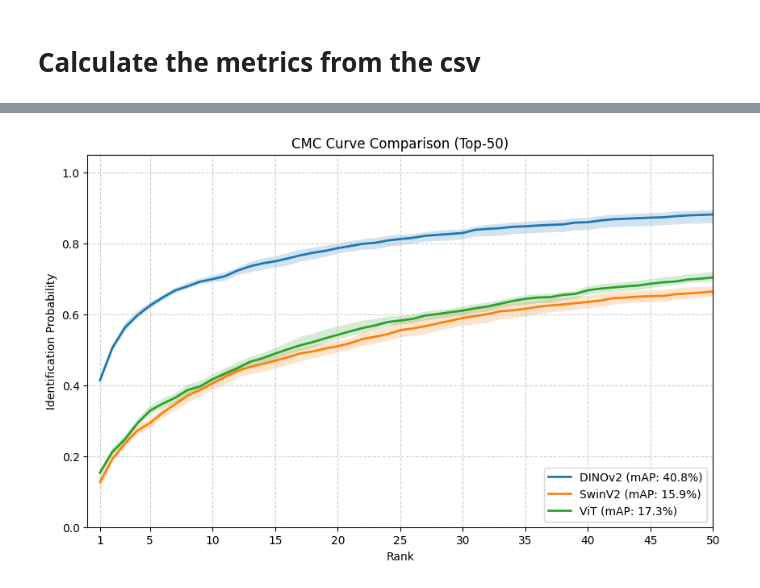
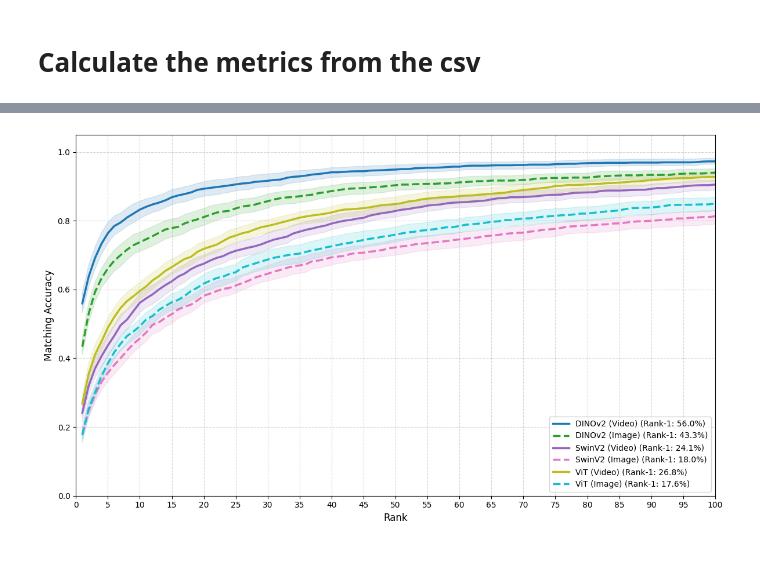
Before and after one commit to markoMedved/DogReID-1553, a Jupyter notebook: evaluation/closed_set_plots.ipynb, the cells around one changed output, grey strips where cells are left out. Drawn from its saved outputs; the diff is of its cells as text; code cells hidden in the pictures; blank space fills up the shorter version.

```diff
--- a/evaluation/closed_set_plots.ipynb
+++ b/evaluation/closed_set_plots.ipynb
@@ -29,58 +93,63 @@ KeyError: 'queryId'
 # %%
+# Load the saved data
+LOAD_PATH = "results_data/closed_world_benchmarks.pkl"
+
+with open(LOAD_PATH, 'rb') as f:
+    all_results = pickle.load(f)
+
+print(f"Loaded results for: {list(all_results.keys())}")
+
 # -------------------------------------------------------------
-# --- Plotting CMC Curves ---
+# --- Plotting Configuration ---
+# -------------------------------------------------------------
+MAX_RANK = 100      # Choose how far the X-axis goes
+TICK_STEP = 5     # How frequent the numbers appear on the X-axis (e.g., 1, 2, 5)
+
+# -------------------------------------------------------------
+# --- Plotting CMC Curves with Confidence Intervals ---
 # -------------------------------------------------------------
 
-plt.figure(figsize=(10, 6))
+plt.figure(figsize=(12, 7))
+colors = plt.cm.get_cmap('tab10', len(all_results))
 
-for name, res in all_results.items():
+for i, (name, res) in enumerate(all_results.items()):
     ranks = res["ranks"]
     cmc_mean = res["cmc_mean"]
+    cmc_lower = res["cmc_lower"]
+    cmc_upper = res["cmc_upper"]
+    color = colors(i)
 
-    # Plot the mean CMC curve for each model
-    plt.plot(ranks, cmc_mean, linewidth=2, label=f"{name} (Rank-1: {cmc_mean[0]:.2%})")
+    # Fill the uncertainty interval (95% CI)
+    plt.fill_between(ranks, cmc_lower, cmc_upper, color=color, alpha=0.15)
+
+    # Plot the Mean Line
+    line_style = '-' if "(Video)" in name or "(Image)" not in name else '--'
+    plt.plot(ranks, cmc_mean, color=color, linestyle=line_style, linewidth=2.5,
+             label=f"{name} (Rank-1: {cmc_mean[0]:.1%})")
 
 # Format the plot
-plt.title("CMC Curves - Closed World Evaluation", fontsize=14, fontweight='bold')
 plt.xlabel("Rank", fontsize=12)
 plt.ylabel("Matching Accuracy", fontsize=12)
 
-# Zoom in on Top-10 ranks (or Top-20) since that's where the most important comparisons happen
-plt.xlim(1, 10)
+# --- Dynamic Axis Control ---
+plt.xlim(0, MAX_RANK)
 plt.ylim(0, 1.05)
+plt.xticks(np.arange(0, MAX_RANK + 1, step=TICK_STEP))
 
-plt.grid(True, linestyle='--', alpha=0.7)
-plt.legend(fontsize=12)
+plt.grid(True, linestyle='--', alpha=0.5)
+plt.legend(fontsize=10, loc='lower right', frameon=True)
 plt.tight_layout()
 
-# -------------------------------------------------------------
-# --- Print Final Metrics with Confidence Intervals ---
-# -------------------------------------------------------------
-print("\n" + "="*50)
-print("FINAL EVALUATION METRICS (Closed-World)")
-print("="*50)
+# --- Print Section ---
+print("\n" + "="*75)
+print(f"{'Model':<25} | {'mAP':<15} | {f'Rank-1 [{MAX_RANK} is max]':<25}")
+print("-" * 75)
 
 for name, res in all_results.items():
-    # mAP (mean ± std)
-    map_mean = res["mAP_mean"]
-    map_std = res["mAP_std"]
+    map_str = f"{res['mAP_mean']:.1%} ±{res['mAP_std']:.1%}"
+    # Calculate Rank-1 using index 0
+    r1_str = f"{res['cmc_mean'][0]:.1%} [{res['cmc_lower'][0]:.1%}-{res['cmc_upper'][0]:.1%}]"
+    print(f"{name:<25} | {map_str:<15} | {r1_str:<25}")
 
-    # Rank-1 (mean [lower - upper])
-    r1_mean = res["cmc_mean"][0]
-    r1_lower = res["cmc_lower"][0]
-    r1_upper = res["cmc_upper"][0]
-
-    # Rank-3 (mean [lower - upper])
-    r3_mean = res["cmc_mean"][2]
-    r3_lower = res["cmc_lower"][2]
-    r3_upper = res["cmc_upper"][2]
-
-    print(f"{name}:")
-    print(f"  mAP:    {map_mean:.2%} ± {map_std:.2%}")
-    print(f"  Rank-1: {r1_mean:.2%} [{r1_lower:.2%} - {r1_upper:.2%}]")
-    print(f"  Rank-3: {r3_mean:.2%} [{r3_lower:.2%} - {r3_upper:.2%}]")
-    print("-" * 50)
-
-# Display the plot
 plt.show()
 # %% [output]
@@ -87 +167 @@ plt.show()
-[figure, old version]
+[figure, new version]
```
Also changed, not shown: parts of 2 cells of this notebook, 17 other files.
